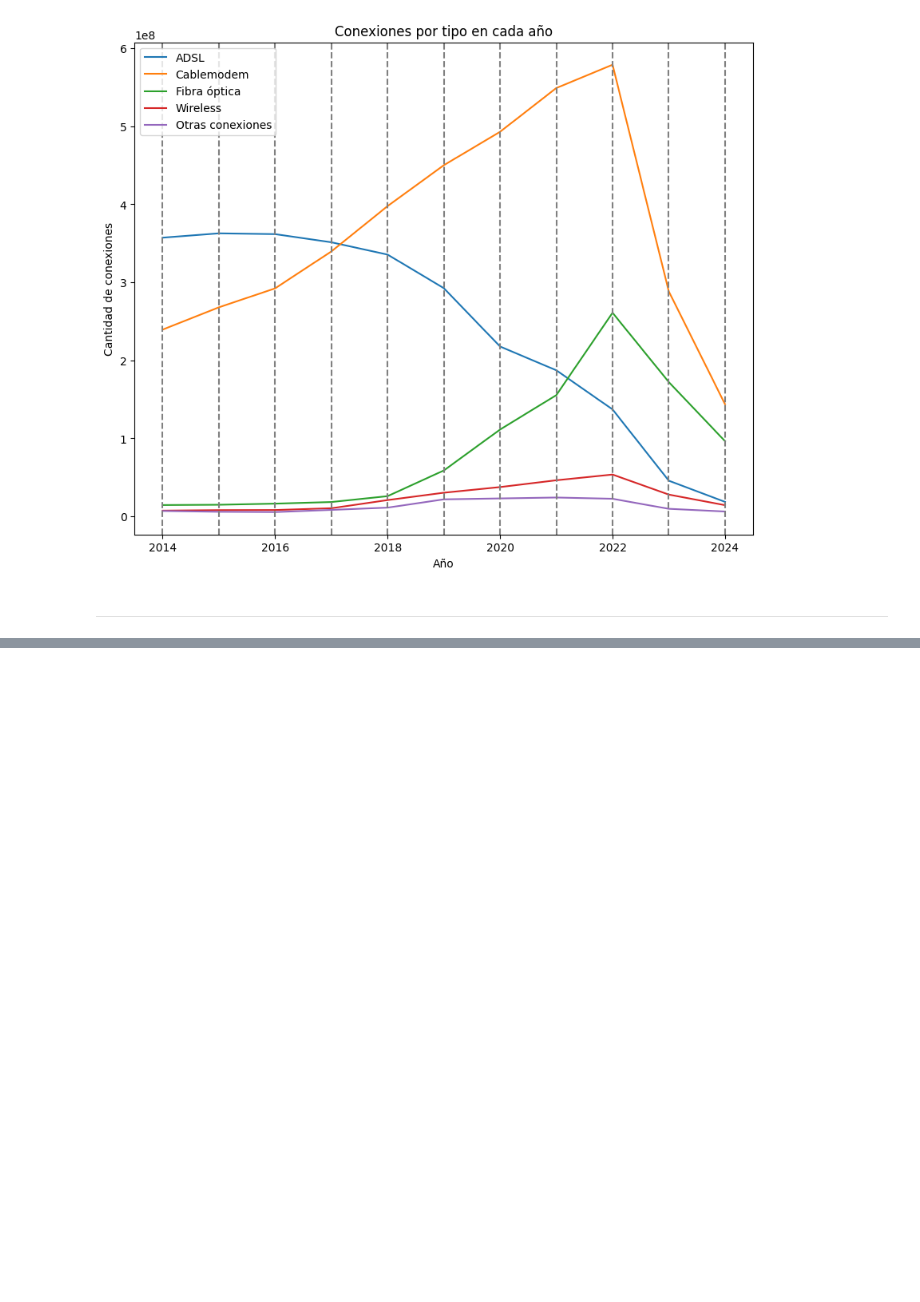
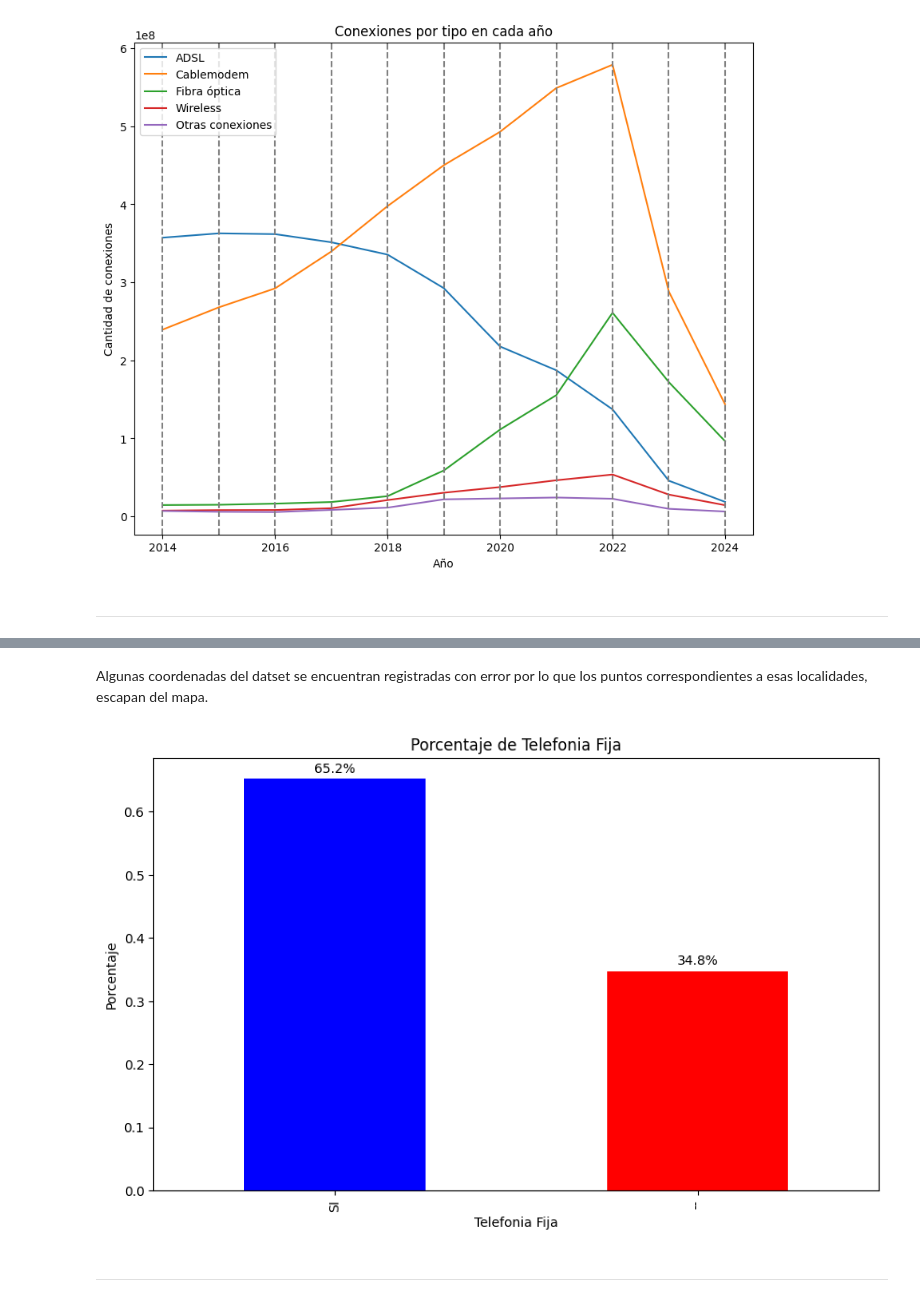
Before and after one commit to RomaDolcenera/PI2_enacom, a Jupyter notebook: EDA.ipynb, the cells around one changed output, grey strips where cells are left out. Saved outputs shown, nothing was run; the diff lists cells and outputs as text; code cells hidden in the pictures; blank space fills up the shorter version.

```diff
--- a/EDA.ipynb
+++ b/EDA.ipynb
@@ -409,0 +461,20 @@ memory usage: 63.2+ MB
+# %% [markdown]
+Algunas coordenadas del datset se encuentran registradas con error por lo que los puntos correspondientes a esas localidades, escapan del mapa.
+# %%
+colores = ['blue', 'red']
+plt.figure(figsize=(10, 6))
+counts = dfp['Telefonia Fija'].value_counts(normalize=True)
+ax = counts.plot(kind='bar', color=colores)
+
+# Mostrar porcentajes en las etiquetas de las barras
+for i, count in enumerate(counts):
+    ax.text(i, count + 0.01, f'{count*100:.1f}%', ha='center')
+
+plt.xlabel('Telefonia Fija')
+plt.ylabel('Porcentaje')
+plt.title('Porcentaje de Telefonia Fija')
+plt.show()
+# %% [output]
+[figure, added]
+# %% [markdown]
+---
```
Also changed, not shown: parts of 10 cells of this notebook, 4 other files.
